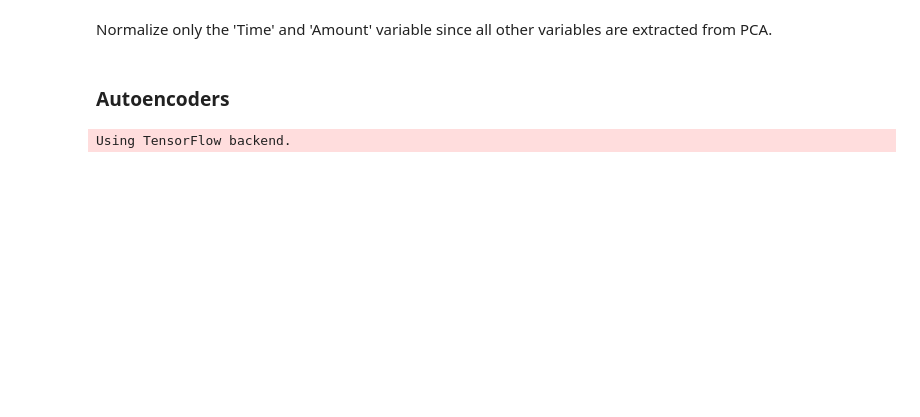
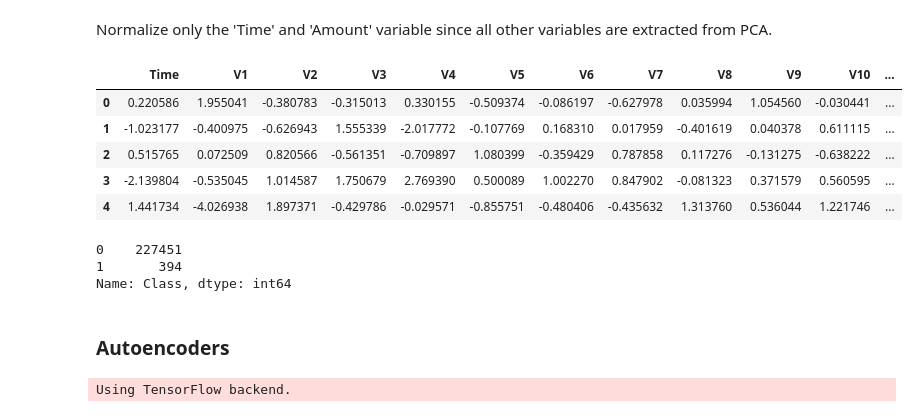
Before and after one commit to anthonyckleung/Autoencoders-Credit-Card-Fraud, a Jupyter notebook: credit-card-fraud-classifier.ipynb, the cells around one changed output. Saved outputs shown, nothing was run; the diff lists cells and outputs as text; code cells hidden in the pictures; blank space fills up the shorter version.

```diff
--- a/credit-card-fraud-classifier.ipynb
+++ b/credit-card-fraud-classifier.ipynb
@@ -124,2 +149,17 @@ df_norm['Amount'] = preprocessing.StandardScaler().fit_transform(df_norm['Amount
+# %%
+train.head()
+# %% [output]
+|  | Time | V1 | V2 | V3 | V4 | V5 | V6 | V7 | V8 | V9 | V10 | ... |
+| 0 | 0.220586 | 1.955041 | -0.380783 | -0.315013 | 0.330155 | -0.509374 | -0.086197 | -0.627978 | 0.035994 | 1.054560 | -0.030441 | ... |
+| 1 | -1.023177 | -0.400975 | -0.626943 | 1.555339 | -2.017772 | -0.107769 | 0.168310 | 0.017959 | -0.401619 | 0.040378 | 0.611115 | ... |
+| 2 | 0.515765 | 0.072509 | 0.820566 | -0.561351 | -0.709897 | 1.080399 | -0.359429 | 0.787858 | 0.117276 | -0.131275 | -0.638222 | ... |
+| 3 | -2.139804 | -0.535045 | 1.014587 | 1.750679 | 2.769390 | 0.500089 | 1.002270 | 0.847902 | -0.081323 | 0.371579 | 0.560595 | ... |
+| 4 | 1.441734 | -4.026938 | 1.897371 | -0.429786 | -0.029571 | -0.855751 | -0.480406 | -0.435632 | 1.313760 | 0.536044 | 1.221746 | ... |
+# %%
+train['Class'].value_counts()
+# %% [output]
+0    227451
+1       394
+Name: Class, dtype: int64
 # %%
 # Train test split
```
Also changed, not shown: parts of 14 cells of this notebook.
